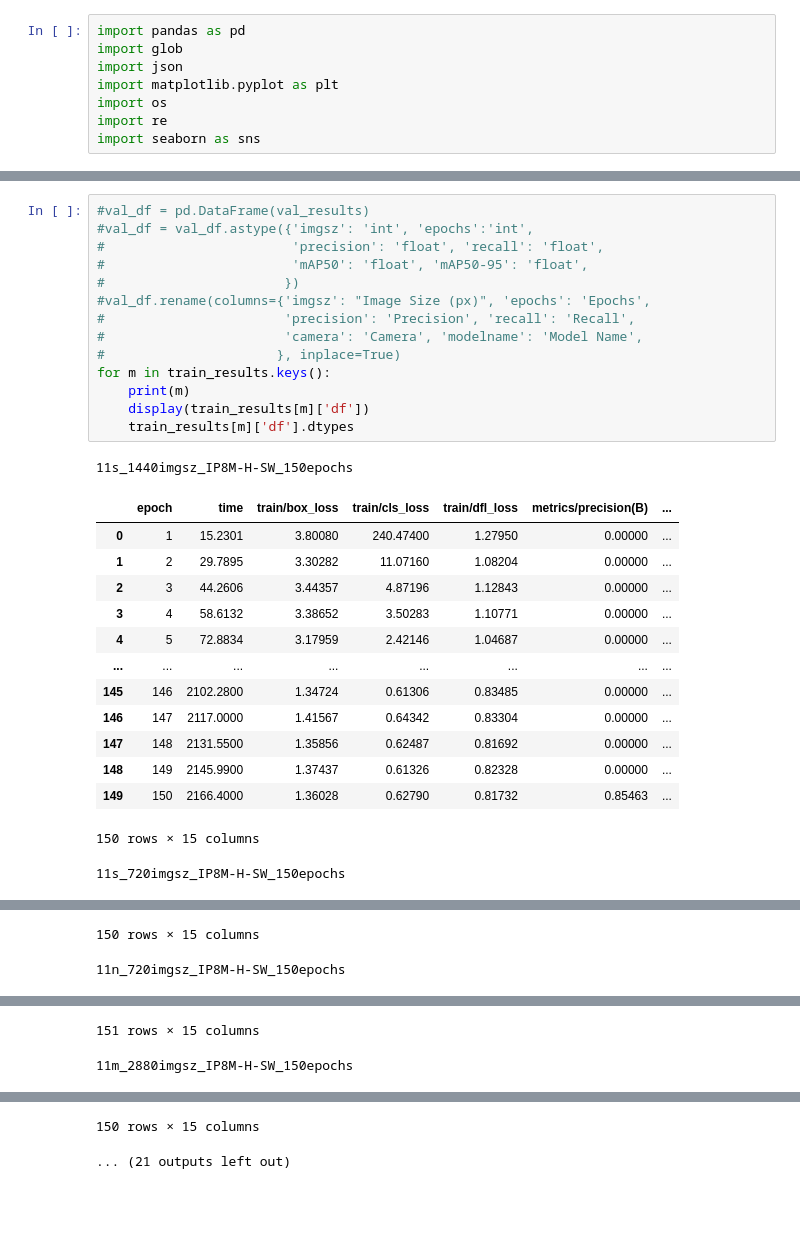
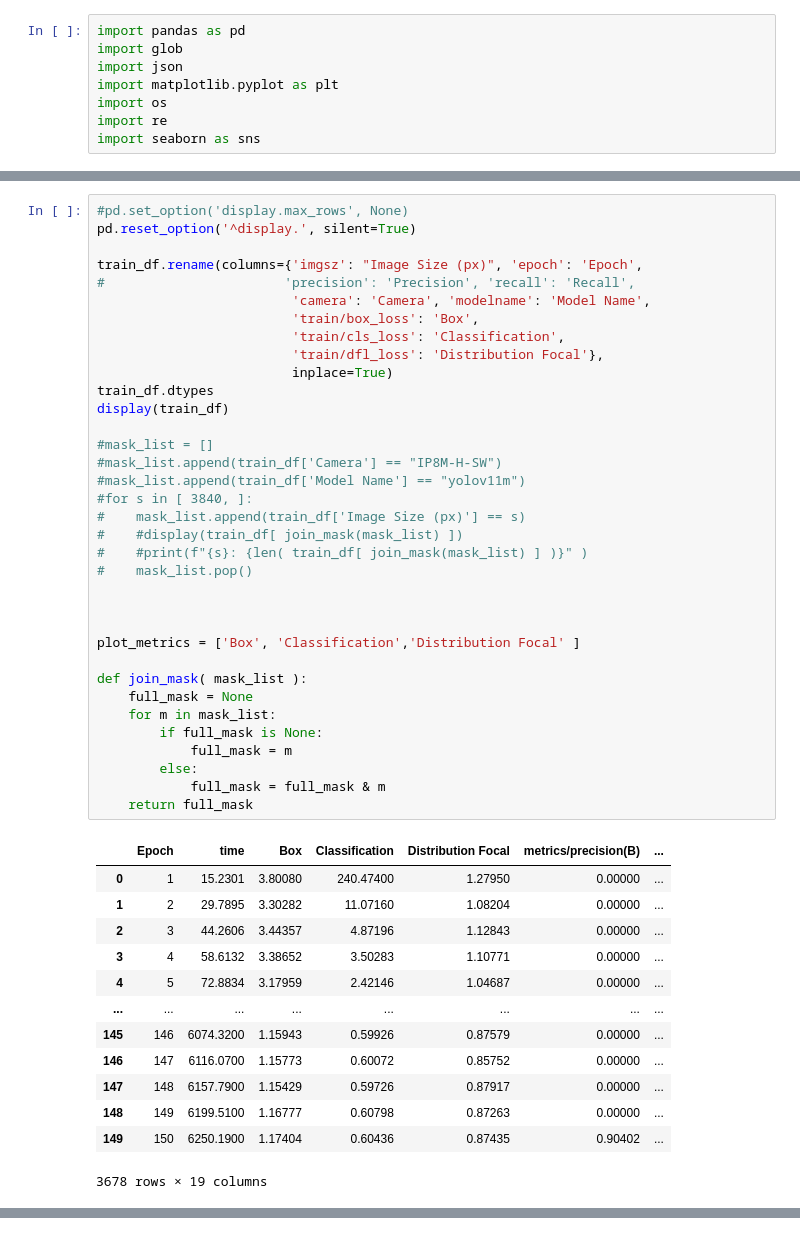
Before and after one commit to mtmoore-ai/deer-detector, a Jupyter notebook: yolov11_train_results.ipynb, the cells around one changed output, grey strips where cells are left out. Cells and saved outputs as stored; diff of their text form; blank space fills up the shorter version.

```diff
--- a/yolov11_train_results.ipynb
+++ b/yolov11_train_results.ipynb
@@ -33,30 +52,49 @@ didn't match directory name /data/mtmoore/school/CSiML_AI395T/final_project/mode
 # %%
-#val_df = pd.DataFrame(val_results)
-#val_df = val_df.astype({'imgsz': 'int', 'epochs':'int',
-#                        'precision': 'float', 'recall': 'float',
-#                        'mAP50': 'float', 'mAP50-95': 'float',
-#                       })
-#val_df.rename(columns={'imgsz': "Image Size (px)", 'epochs': 'Epochs',
+#pd.set_option('display.max_rows', None)
+pd.reset_option('^display.', silent=True)
+
+train_df.rename(columns={'imgsz': "Image Size (px)", 'epoch': 'Epoch',
 #                       'precision': 'Precision', 'recall': 'Recall',
-#                       'camera': 'Camera', 'modelname': 'Model Name',
-#                      }, inplace=True)
-for m in train_results.keys():
-    print(m)
-    display(train_results[m]['df'])
-    train_results[m]['df'].dtypes
+                         'camera': 'Camera', 'modelname': 'Model Name',
+                         'train/box_loss': 'Box',
+                         'train/cls_loss': 'Classification',
+                         'train/dfl_loss': 'Distribution Focal'},
+                         inplace=True)
+train_df.dtypes
+display(train_df)
+
+#mask_list = []
+#mask_list.append(train_df['Camera'] == "IP8M-H-SW")
+#mask_list.append(train_df['Model Name'] == "yolov11m")
+#for s in [ 3840, ]:
+#    mask_list.append(train_df['Image Size (px)'] == s)
+#    #display(train_df[ join_mask(mask_list) ])
+#    #print(f"{s}: {len( train_df[ join_mask(mask_list) ] )}" )
+#    mask_list.pop()
+
+
+
+plot_metrics = ['Box', 'Classification','Distribution Focal' ]
+
+def join_mask( mask_list ):
+    full_mask = None
+    for m in mask_list:
+        if full_mask is None:
+            full_mask = m
+        else:
+            full_mask = full_mask & m
+    return full_mask
 # %% [output]
+|  | Epoch | time | Box | Classification | Distribution Focal | metrics/precision(B) | ... |
+| 0 | 1 | 15.2301 | 3.80080 | 240.47400 | 1.27950 | 0.00000 | ... |
+| 1 | 2 | 29.7895 | 3.30282 | 11.07160 | 1.08204 | 0.00000 | ... |
+| 2 | 3 | 44.2606 | 3.44357 | 4.87196 | 1.12843 | 0.00000 | ... |
+| 3 | 4 | 58.6132 | 3.38652 | 3.50283 | 1.10771 | 0.00000 | ... |
+| 4 | 5 | 72.8834 | 3.17959 | 2.42146 | 1.04687 | 0.00000 | ... |
+| ... | ... | ... | ... | ... | ... | ... | ... |
+| 145 | 146 | 6074.3200 | 1.15943 | 0.59926 | 0.87579 | 0.00000 | ... |
+| 146 | 147 | 6116.0700 | 1.15773 | 0.60072 | 0.85752 | 0.00000 | ... |
+| 147 | 148 | 6157.7900 | 1.15429 | 0.59726 | 0.87917 | 0.00000 | ... |
+| 148 | 149 | 6199.5100 | 1.16777 | 0.60798 | 0.87263 | 0.00000 | ... |
+| 149 | 150 | 6250.1900 | 1.17404 | 0.60436 | 0.87435 | 0.90402 | ... |
-11s_1440imgsz_IP8M-H-SW_150epochs
+3678 rows × 19 columns
-|  | epoch | time | train/box_loss | train/cls_loss | train/dfl_loss | metrics/precision(B) | ... |
-| 0 | 1 | 15.2301 | 3.80080 | 240.47400 | 1.27950 | 0.00000 | ... |
-| 1 | 2 | 29.7895 | 3.30282 | 11.07160 | 1.08204 | 0.00000 | ... |
-| 2 | 3 | 44.2606 | 3.44357 | 4.87196 | 1.12843 | 0.00000 | ... |
-| 3 | 4 | 58.6132 | 3.38652 | 3.50283 | 1.10771 | 0.00000 | ... |
-| 4 | 5 | 72.8834 | 3.17959 | 2.42146 | 1.04687 | 0.00000 | ... |
-| ... | ... | ... | ... | ... | ... | ... | ... |
-| 145 | 146 | 2102.2800 | 1.34724 | 0.61306 | 0.83485 | 0.00000 | ... |
-| 146 | 147 | 2117.0000 | 1.41567 | 0.64342 | 0.83304 | 0.00000 | ... |
-| 147 | 148 | 2131.5500 | 1.35856 | 0.62487 | 0.81692 | 0.00000 | ... |
-| 148 | 149 | 2145.9900 | 1.37437 | 0.61326 | 0.82328 | 0.00000 | ... |
-| 149 | 150 | 2166.4000 | 1.36028 | 0.62790 | 0.81732 | 0.85463 | ... |
-150 rows × 15 columns
-11s_720imgsz_IP8M-H-SW_150epochs
@@ -75,2 +100,0 @@ for m in train_results.keys():
-150 rows × 15 columns
-11n_720imgsz_IP8M-H-SW_150epochs
@@ -89,2 +100,0 @@ for m in train_results.keys():
-151 rows × 15 columns
-11m_2880imgsz_IP8M-H-SW_150epochs
@@ -103,3 +101 @@ for m in train_results.keys():
-150 rows × 15 columns
-... (21 outputs left out)
 # %% [markdown]
```
Also changed, not shown: parts of 7 cells of this notebook, 4 other files.
